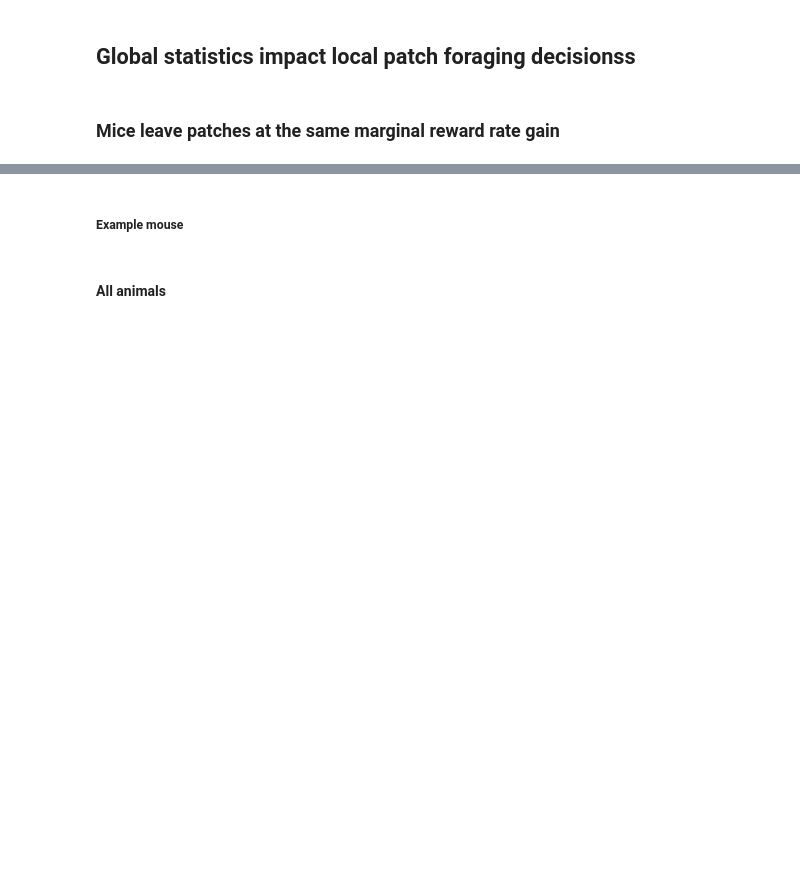
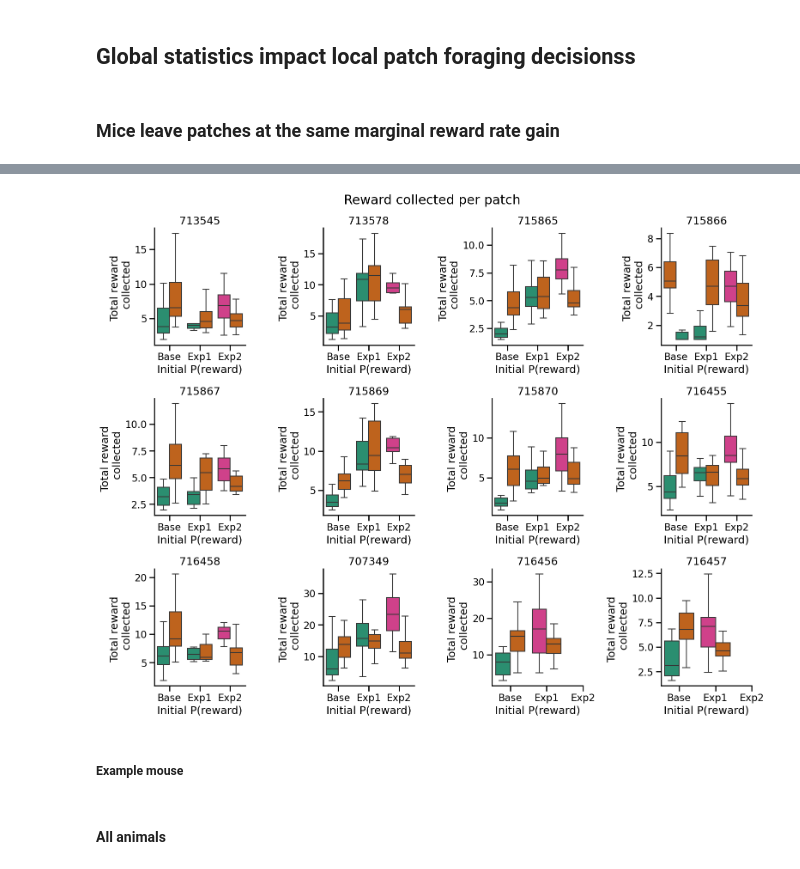
Before and after one commit to AllenNeuralDynamics/Aind.Behavior.VrForaging.Analysis, a Jupyter notebook: notebooks/ConferenceCodes/Sfn2024.ipynb, the cells around one changed output, grey strips where cells are left out. Drawn from its saved outputs; the diff is of its cells as text; code cells hidden in the pictures; blank space fills up the shorter version.

Commit message:
new plot for lyon conference (inside SFN conference)

```diff
--- a/notebooks/ConferenceCodes/Sfn2024.ipynb
+++ b/notebooks/ConferenceCodes/Sfn2024.ipynb
@@ -1752,3 +1761,49 @@ fig.savefig(results_path+f'/prewardpecrease_total_reward_across_mice_{experiment
+# %%
+summary = summary_df.loc[(summary_df.visit_number != 0)&(summary_df.has_choice ==True)].groupby(['session','mouse','active_patch','odor_label','experiment', 'environment']).agg({'reward_delivered':'sum','visit_number':'count'})
+
+summary = summary.groupby(['session','mouse','odor_label','experiment', 'environment']).agg({'reward_delivered':'mean','visit_number':'mean'})
+summary.reset_index(inplace=True)
+summary = summary.loc[(summary.odor_label != 'Amyl Acetate')&(summary.odor_label != 'Fenchone')]
+
+# Assuming 'summary' is your DataFrame
+# Calculate the dynamic widths
+widths = summary.groupby(['mouse', 'experiment', 'odor_label']).size().unstack(fill_value=0)
+widths = widths.div(widths.sum(axis=1), axis=0)  # Normalize to get proportions
+
+fig = plt.figure(figsize=(16, 16))
+
+for i, mouse in enumerate(summary.mouse.unique()):
+    ax = plt.subplot(4, 4, i + 1)
+
+    # Get the dynamic width for this mouse
+    mouse_widths = widths.loc[mouse]
+
+    # Plot each experiment with adjusted widths
+    for experiment in ['base', 'experiment1', 'experiment2']:
+        # Calculate the width for this experiment
+        experiment_width = mouse_widths.get(experiment, 1)  # Default to 1 if not found
+
+        # Adjust the linewidth or dodge parameter based on experiment_width
+        # Note: This is a conceptual step; you'll need to adjust based on your specific needs
+
+        sns.boxplot(x='experiment', y='visit_number', hue='odor_label', legend=False,
+                    palette=color_dict_label, data=summary.loc[(summary.mouse == mouse) & (summary.experiment == experiment)],
+                    showfliers=False, ax=ax, linewidth=experiment_width * 1.5)  # Example adjustment
+
+    # Additional plot adjustments
+    plt.title(f'{mouse}')
+    plt.xticks([0,1,2], ['Base', 'Exp1', 'Exp2'])
+    plt.xlabel('Initial P(reward)')
+    plt.ylabel('Total reward \n collected')
+    # plt.ylim(-1, 10)
+    sns.despine()
+
+plt.suptitle('Reward collected per patch')
+plt.tight_layout()
+
+fig.savefig(results_path+f'/total_stops_total_reward_across_mice_{experiment}.svg', dpi=300, bbox_inches='tight')
+# %% [output]
+[figure, added]
 # %% [markdown]
 ##### Example mouse
 # %%
```
Also changed, not shown: parts of 19 cells of this notebook, 1 other file.
